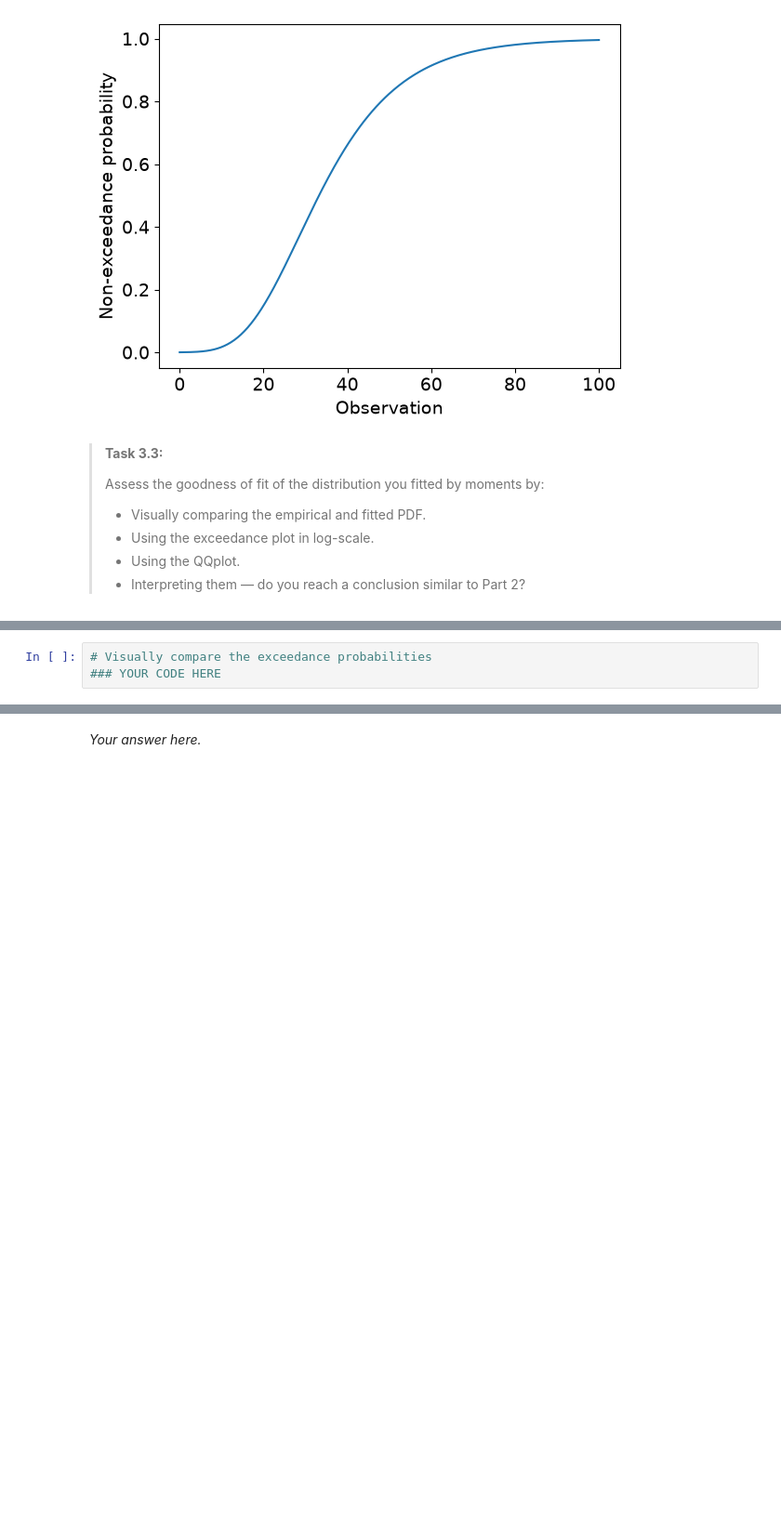
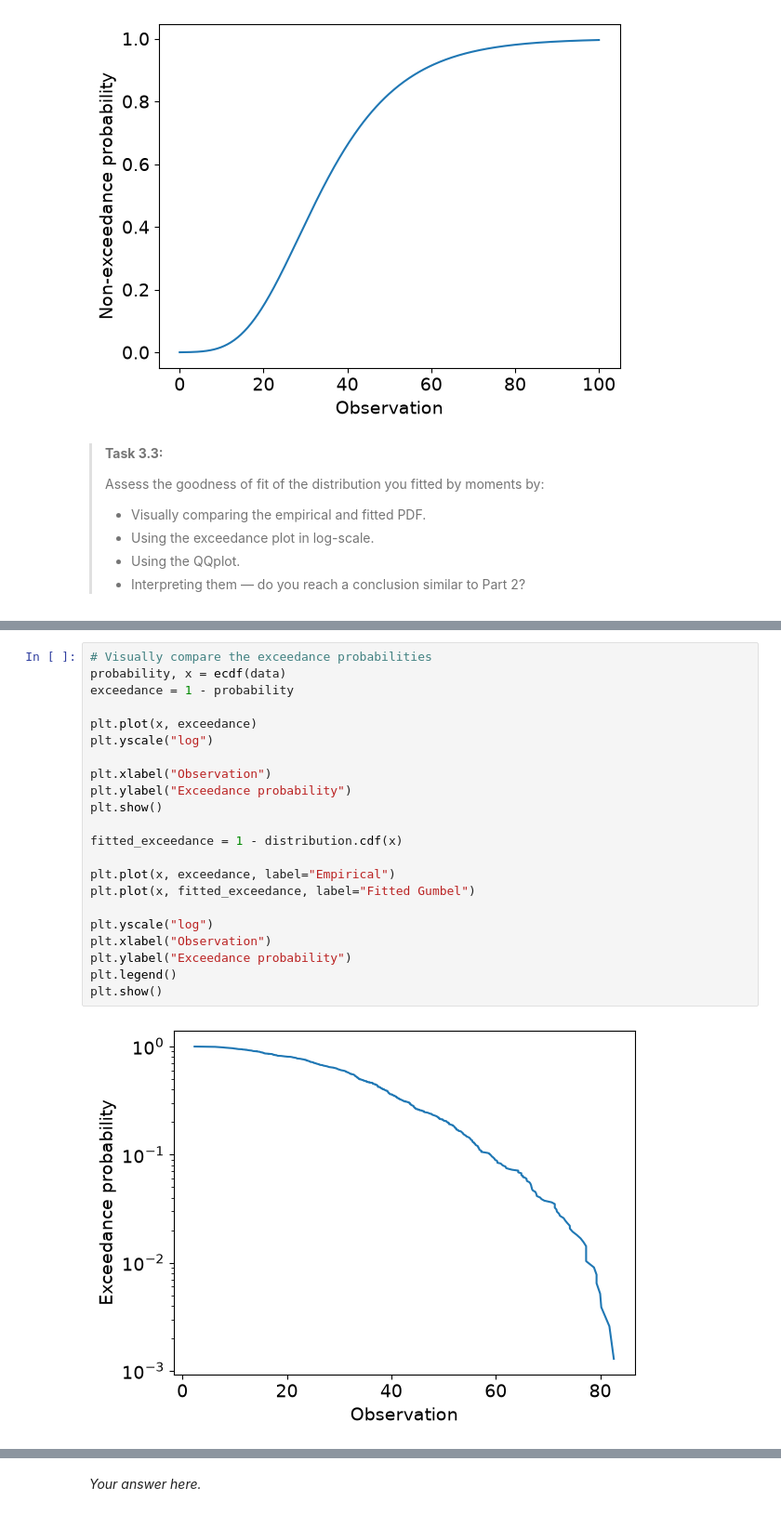
Before and after one commit to jjongejeugd/WS1.4, a Jupyter notebook: all_files_WS_1_4/WS1_4_Fit_happens.ipynb, the cells around one changed output, grey strips where cells are left out. Shown at 93% size. Drawn from its saved outputs; the diff is of its cells as text; blank space fills up the shorter version.

```diff
--- a/all_files_WS_1_4/WS1_4_Fit_happens.ipynb
+++ b/all_files_WS_1_4/WS1_4_Fit_happens.ipynb
@@ -226,3 +242,24 @@ plt.show()
 # %%
 # Visually compare the exceedance probabilities
-### YOUR CODE HERE
+probability, x = ecdf(data)
+exceedance = 1 - probability
+
+plt.plot(x, exceedance)
+plt.yscale("log")
+
+plt.xlabel("Observation")
+plt.ylabel("Exceedance probability")
+plt.show()
+
+fitted_exceedance = 1 - distribution.cdf(x)
+
+plt.plot(x, exceedance, label="Empirical")
+plt.plot(x, fitted_exceedance, label="Fitted Gumbel")
+
+plt.yscale("log")
+plt.xlabel("Observation")
+plt.ylabel("Exceedance probability")
+plt.legend()
+plt.show()
+# %% [output]
+[figure, added]
```
Also changed, not shown: parts of 6 cells of this notebook.
